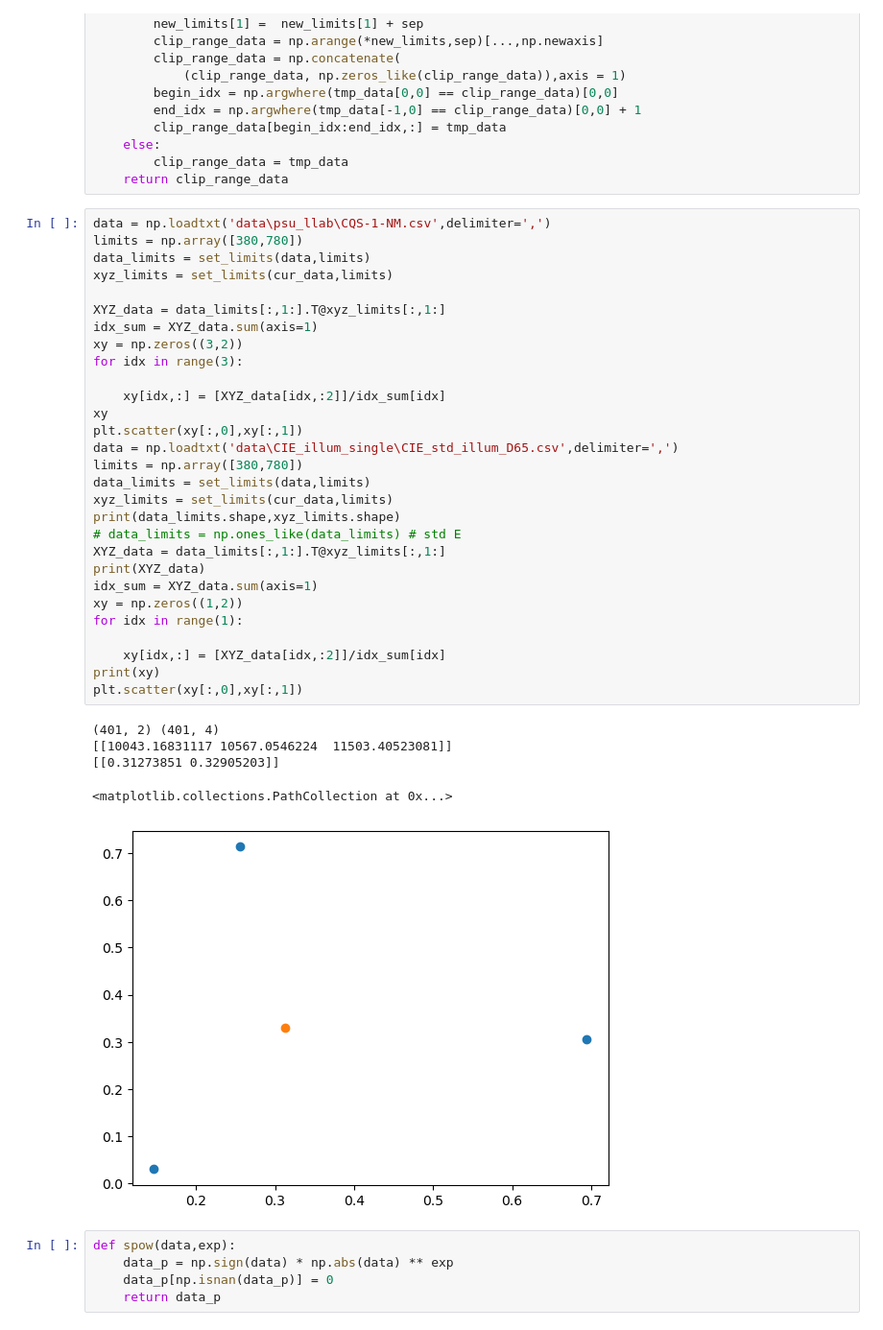
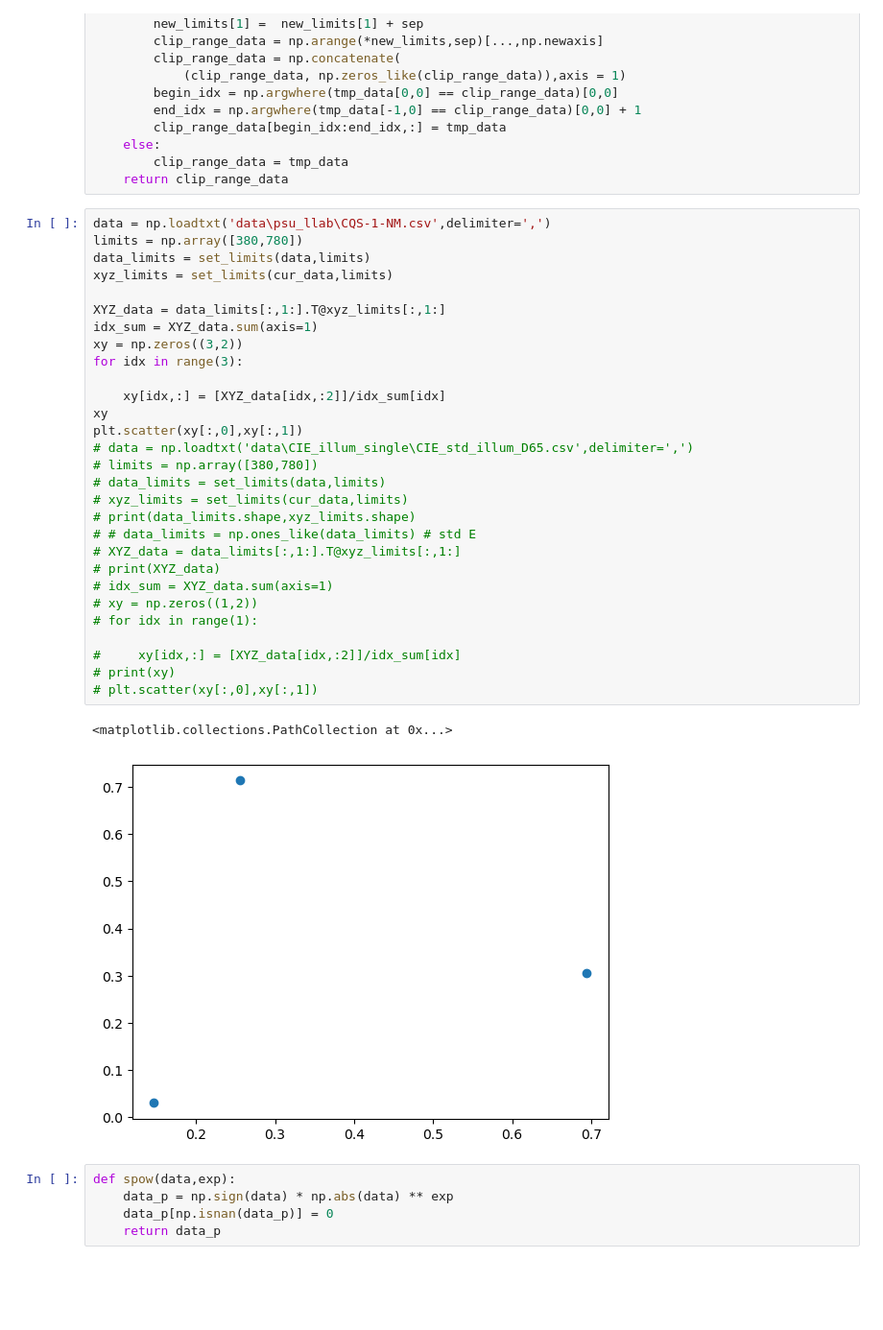
Before and after one commit to AnnLIU15/modern-optics-hw, a Jupyter notebook: xyz_test.ipynb, the cells around one changed output. Shown at 96% size. Saved outputs shown, nothing was run; the diff lists cells and outputs as text; blank space fills up the shorter version.

Commit message:
update chromatic diagram

```diff
--- a/xyz_test.ipynb
+++ b/xyz_test.ipynb
@@ -135,38 +134,35 @@ def set_limits(data,limits_from_wavelength,sep =1):
 # %%
 data = np.loadtxt('data\psu_llab\CQS-1-NM.csv',delimiter=',')
 limits = np.array([380,780])
 data_limits = set_limits(data,limits)
 xyz_limits = set_limits(cur_data,limits)
 
 XYZ_data = data_limits[:,1:].T@xyz_limits[:,1:]
 idx_sum = XYZ_data.sum(axis=1)
 xy = np.zeros((3,2))
 for idx in range(3):
 
     xy[idx,:] = [XYZ_data[idx,:2]]/idx_sum[idx]
 xy
 plt.scatter(xy[:,0],xy[:,1])
-data = np.loadtxt('data\CIE_illum_single\CIE_std_illum_D65.csv',delimiter=',')
-limits = np.array([380,780])
-data_limits = set_limits(data,limits)
-xyz_limits = set_limits(cur_data,limits)
-print(data_limits.shape,xyz_limits.shape)
-# data_limits = np.ones_like(data_limits) # std E
-XYZ_data = data_limits[:,1:].T@xyz_limits[:,1:]
-print(XYZ_data)
-idx_sum = XYZ_data.sum(axis=1)
-xy = np.zeros((1,2))
-for idx in range(1):
+# data = np.loadtxt('data\CIE_illum_single\CIE_std_illum_D65.csv',delimiter=',')
+# limits = np.array([380,780])
+# data_limits = set_limits(data,limits)
+# xyz_limits = set_limits(cur_data,limits)
+# print(data_limits.shape,xyz_limits.shape)
+# # data_limits = np.ones_like(data_limits) # std E
+# XYZ_data = data_limits[:,1:].T@xyz_limits[:,1:]
+# print(XYZ_data)
+# idx_sum = XYZ_data.sum(axis=1)
+# xy = np.zeros((1,2))
+# for idx in range(1):
 
-    xy[idx,:] = [XYZ_data[idx,:2]]/idx_sum[idx]
-print(xy)
-plt.scatter(xy[:,0],xy[:,1])
+#     xy[idx,:] = [XYZ_data[idx,:2]]/idx_sum[idx]
+# print(xy)
+# plt.scatter(xy[:,0],xy[:,1])
 # %% [output]
-(401, 2) (401, 4)
-[[10043.16831117 10567.0546224  11503.40523081]]
-[[0.31273851 0.32905203]]
+<matplotlib.collections.PathCollection at 0x...>
-<matplotlib.collections.PathCollection at 0x...>
-[figure, old version]
+[figure, new version]
 # %%
 def spow(data,exp):
     data_p = np.sign(data) * np.abs(data) ** exp
```
Also changed, not shown: parts of 3 cells of this notebook, 3 other files.
